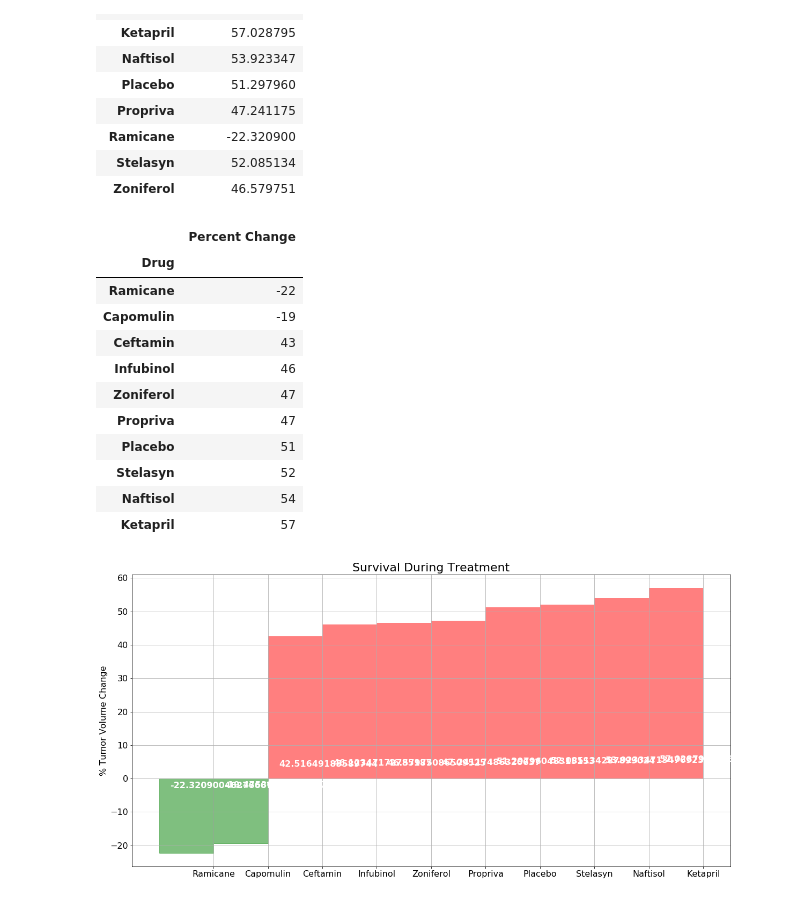
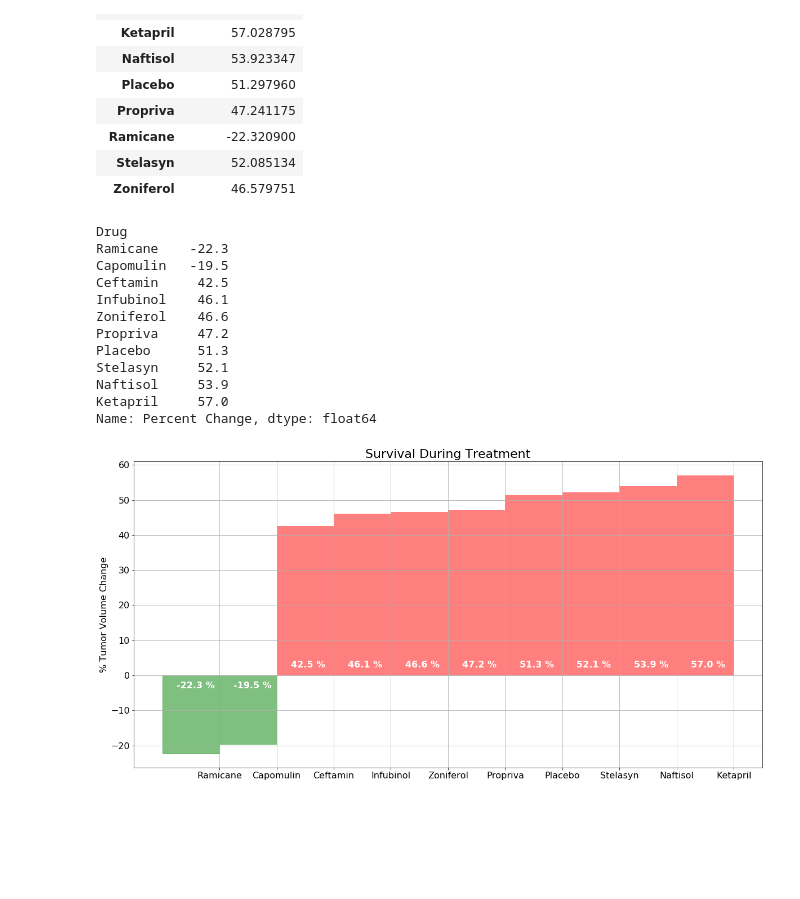
Before and after one commit to tmcbeth/Matplotlib, a Jupyter notebook: pymaceuticals_starter.ipynb, the cells around one changed output. Cells and saved outputs as stored; diff of their text form; code cells hidden in the pictures; blank space fills up the shorter version.

```diff
--- a/pymaceuticals_starter.ipynb
+++ b/pymaceuticals_starter.ipynb
@@ -416,66 +416,50 @@ vol_per_sort=vol_per.sort_values(by=["Percent Change"],ascending=True)
 
 vol_per_sort_data=vol_per_sort["Percent Change"]
 
-vol_per_sort_format=vol_per_sort
-vol_per_sort_format["Percent Change"]=vol_per_sort_format["Percent Change"].map("{:.0f}".format)
+#vol_per_sort_format=vol_per_sort
+#vol_per_sort_format["Percent Change"]=vol_per_sort_format["Percent Change"].map("{:.0f}".format)
 
+vol_per_sort_round=vol_per_sort["Percent Change"]
+vol_per_sort_round=vol_per_sort_round.round(1)
 
 x_axis1_setup=pd.DataFrame(vol_per_sort)
 x_axis1_setup=x_axis1_setup.reset_index()
 x_axis1 = x_axis1_setup["Drug"]
 
-vol_per_sort_format
+vol_per_sort_round
 # %% [output]
-|  | Percent Change |
-| Drug |  |
-| Ramicane | -22 |
-| Capomulin | -19 |
-| Ceftamin | 43 |
-| Infubinol | 46 |
-| Zoniferol | 47 |
-| Propriva | 47 |
-| Placebo | 51 |
-| Stelasyn | 52 |
-| Naftisol | 54 |
-| Ketapril | 57 |
+Drug
+Ramicane    -22.3
+Capomulin   -19.5
+Ceftamin     42.5
+Infubinol    46.1
+Zoniferol    46.6
+Propriva     47.2
+Placebo      51.3
+Stelasyn     52.1
+Naftisol     53.9
+Ketapril     57.0
+Name: Percent Change, dtype: float64
 # %%
 # Orient widths. Add labels, tick marks, etc.
 
 fig4, ax4 = plt.subplots()
-surv_plot= plt.bar(x_axis1,vol_per_sort_data, color='red',alpha = .5, width=-1, align="edge")
+surv_plot= plt.bar(x_axis1,vol_per_sort_round, color='red',alpha = .5, width=-1, align="edge")
 surv_plot[0].set_color("g")
 surv_plot[1].set_color("g")
 
 plt.grid()
 plt.title("Survival During Treatment",fontsize=22)
 ax4.set_ylabel("% Tumor Volume Change")
 
-#plt.rcParams["figure.figsize"]=[20,10]
-#plt.rcParams["font.size"]=16
+# Use functions to label the percentages of changes
+for i, v in enumerate(vol_per_sort_round):
 
+    ax4.text(i-.75,3,str(v)+" %",color="white", va='center',fontsize=16,fontweight="bold")
+    ax4.text(i-.75,-3,str(v)+" %",color="white", va='center',fontsize=16,fontweight="bold")
 
-
-
-
-# Use functions to label the percentages of changes
-for i, v in enumerate(vol_per_sort_data):
-
-    ax4.text(i-.8,v*.1,v,color="white", va='center',fontsize=16,fontweight="bold")
-
-    #ax4.text(i.get_x()-.03,i.get_height()+.5,str(i),color="black", fontsize=16,fontweight="bold")
-
-
-
-
-# Call functions to implement the function calls
-
-
-# Save the Figure
-
-
-# Show the Figure
-#fig.show()
+fig4.show()
 
 plt.savefig("% Tumor Change by Drug")
 # %% [output]
-[figure, old version]
+[figure, new version]
```
Also changed, not shown: 1 other file.
